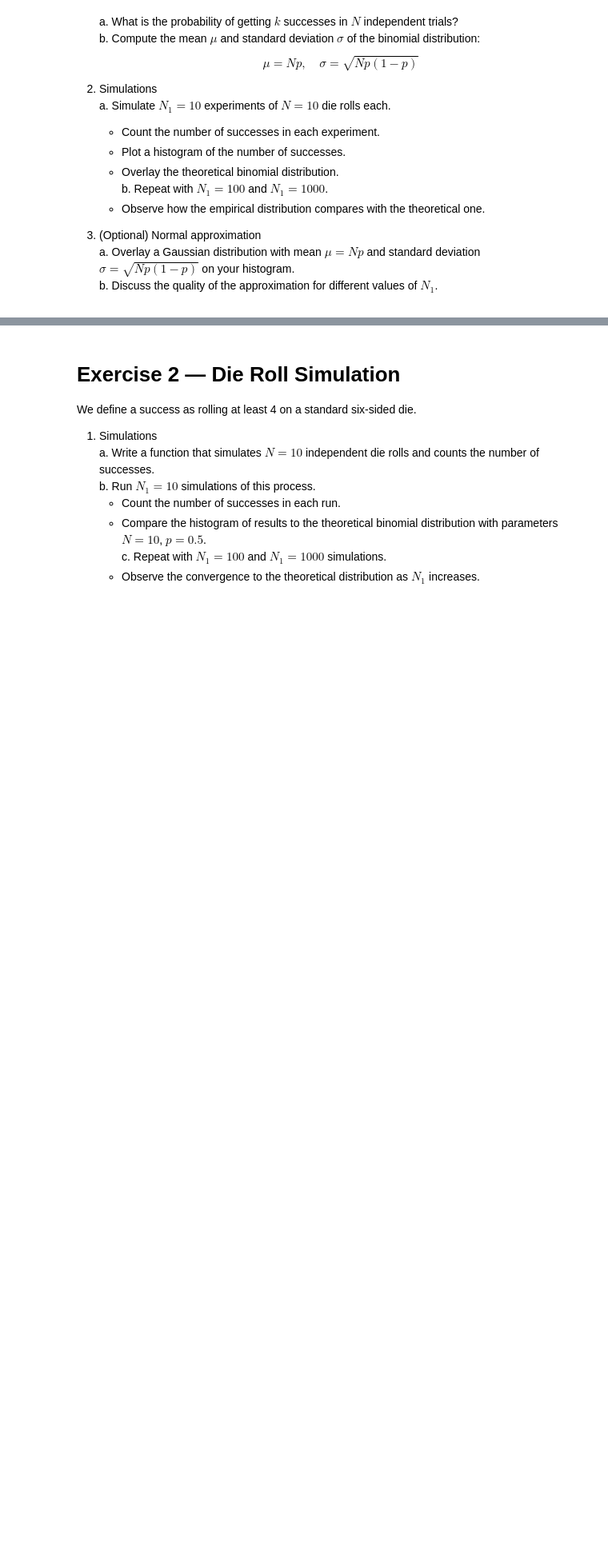
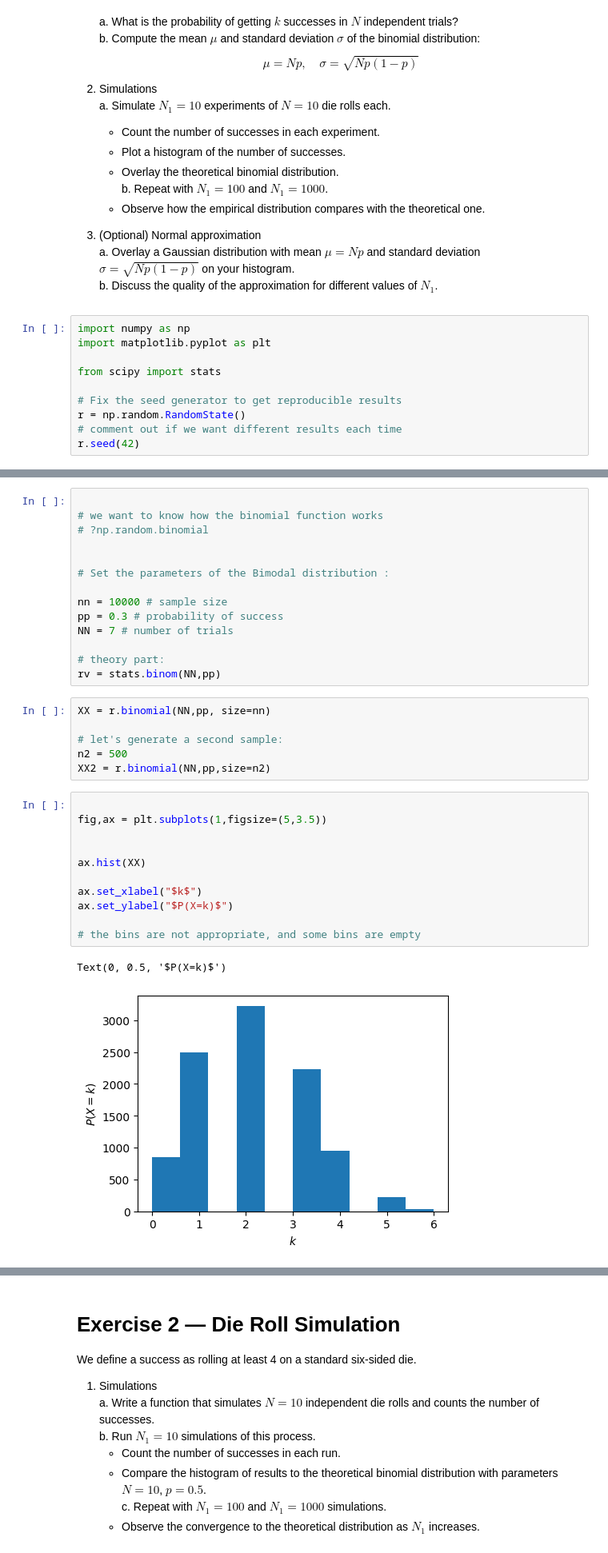
Before and after one commit to blhuillier/2025B_AstroDataAnalysis, a Jupyter notebook: Notebooks/Chap_1_Exercises.ipynb, the cells around one changed output, grey strips where cells are left out. Shown: that part at 80% size. Drawn from its saved outputs; the diff is of its cells as text; blank space fills up the shorter version.

```diff
--- a/Notebooks/Chap_1_Exercises.ipynb
+++ b/Notebooks/Chap_1_Exercises.ipynb
@@ -25,3 +25,13 @@ We consider the experiment: rolling a standard six-sided die and recording wheth
 3. (Optional) Normal approximation
    a. Overlay a Gaussian distribution with mean $\mu = Np$ and standard deviation $\sigma = \sqrt{Np(1-p)}$ on your histogram.
    b. Discuss the quality of the approximation for different values of $N_1$.
+# %%
+import numpy as np
+import matplotlib.pyplot as plt
+
+from scipy import stats
+
+# Fix the seed generator to get reproducible results
+r = np.random.RandomState()
+# comment out if we want different results each time
+r.seed(42)
@@ -27,0 +52,34 @@ We consider the experiment: rolling a standard six-sided die and recording wheth
+# %%
+
+# we want to know how the binomial function works
+# ?np.random.binomial
+
+
+# Set the parameters of the Bimodal distribution :
+
+nn = 10000 # sample size
+pp = 0.3 # probability of success
+NN = 7 # number of trials
+
+# theory part:
+rv = stats.binom(NN,pp)
+# %%
+XX = r.binomial(NN,pp, size=nn)
+
+# let's generate a second sample:
+n2 = 500
+XX2 = r.binomial(NN,pp,size=n2)
+# %%
+
+fig,ax = plt.subplots(1,figsize=(5,3.5))
+
+
+ax.hist(XX)
+
+ax.set_xlabel("$k$")
+ax.set_ylabel("$P(X=k)$")
+
+# the bins are not appropriate, and some bins are empty
+# %% [output]
+Text(0, 0.5, '$P(X=k)$')
+[figure, added]
```
Also changed, not shown: parts of 5 cells of this notebook.
